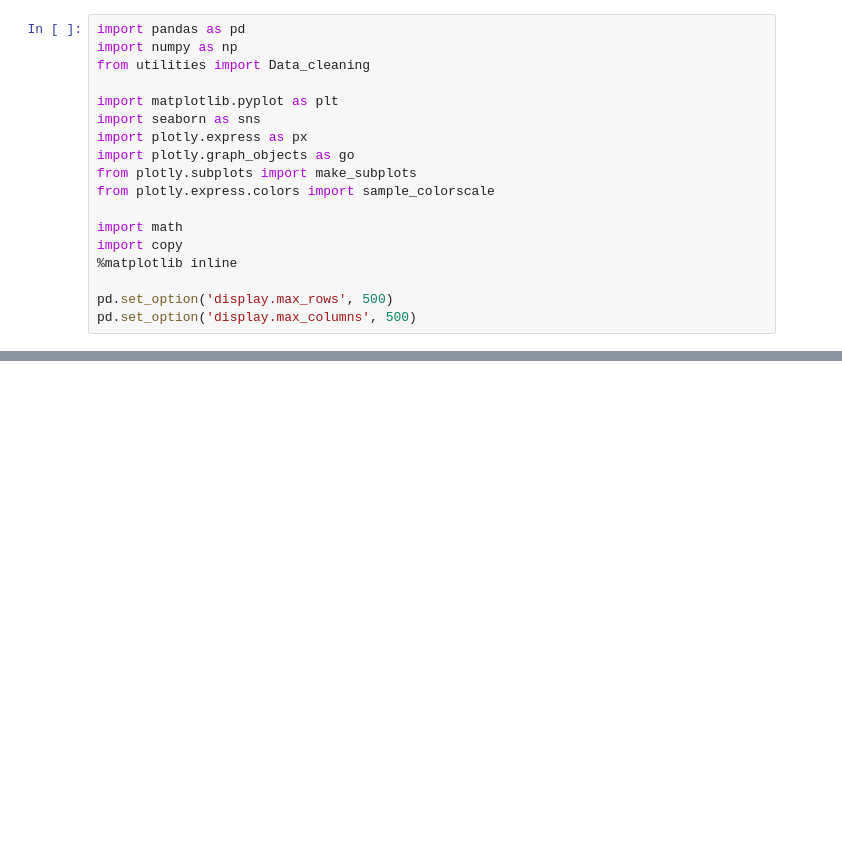
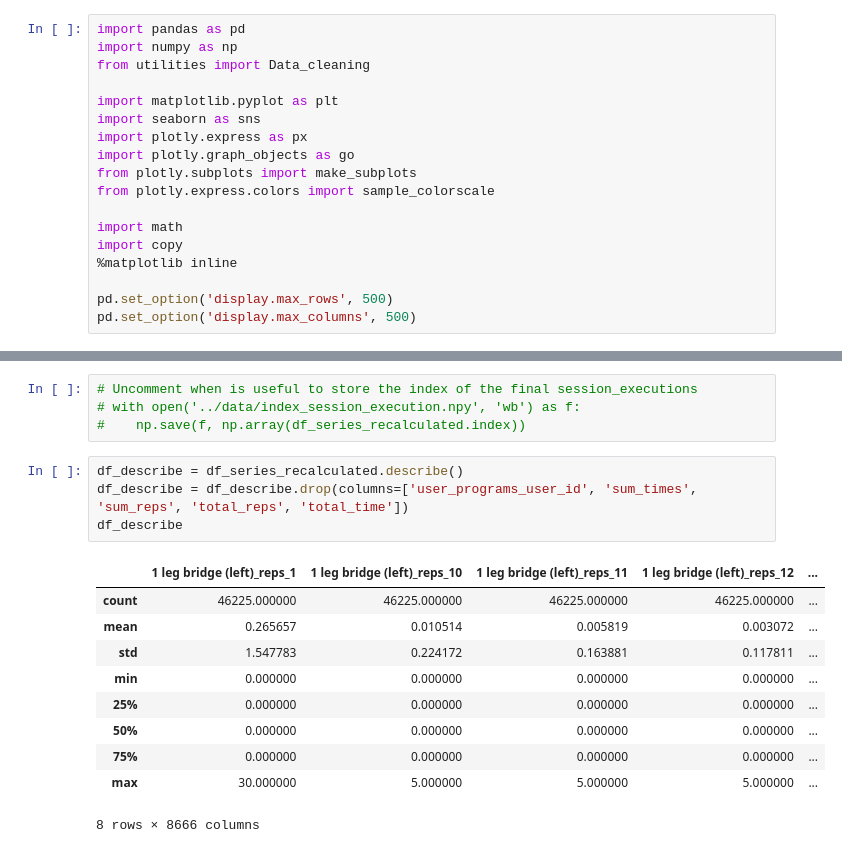
Before and after one commit to evidadeusto/mhunters, a Jupyter notebook: analysis_oscar_preprocessing/data_cleaning_dataframe_session_v0.ipynb, the cells around one changed output, grey strips where cells are left out. Cells and saved outputs as stored; diff of their text form; blank space fills up the shorter version.

```diff
--- a/analysis_oscar_preprocessing/data_cleaning_dataframe_session_v0.ipynb
+++ b/analysis_oscar_preprocessing/data_cleaning_dataframe_session_v0.ipynb
@@ -30 +158,20 @@ df = df.set_index('session_execution_id')
+# %%
+# Uncomment when is useful to store the index of the final session_executions
+# with open('../data/index_session_execution.npy', 'wb') as f:
+#    np.save(f, np.array(df_series_recalculated.index))
+# %%
+df_describe = df_series_recalculated.describe()
+df_describe = df_describe.drop(columns=['user_programs_user_id', 'sum_times', 'sum_reps', 'total_reps', 'total_time'])
+df_describe
+# %% [output]
+|  | 1 leg bridge (left)_reps_1 | 1 leg bridge (left)_reps_10 | 1 leg bridge (left)_reps_11 | 1 leg bridge (left)_reps_12 | ... |
+| count | 46225.000000 | 46225.000000 | 46225.000000 | 46225.000000 | ... |
+| mean | 0.265657 | 0.010514 | 0.005819 | 0.003072 | ... |
+| std | 1.547783 | 0.224172 | 0.163881 | 0.117811 | ... |
+| min | 0.000000 | 0.000000 | 0.000000 | 0.000000 | ... |
+| 25% | 0.000000 | 0.000000 | 0.000000 | 0.000000 | ... |
+| 50% | 0.000000 | 0.000000 | 0.000000 | 0.000000 | ... |
+| 75% | 0.000000 | 0.000000 | 0.000000 | 0.000000 | ... |
+| max | 30.000000 | 5.000000 | 5.000000 | 5.000000 | ... |
+8 rows × 8666 columns
 # %%
```
Also changed, not shown: parts of 14 cells of this notebook, 5 other files.
